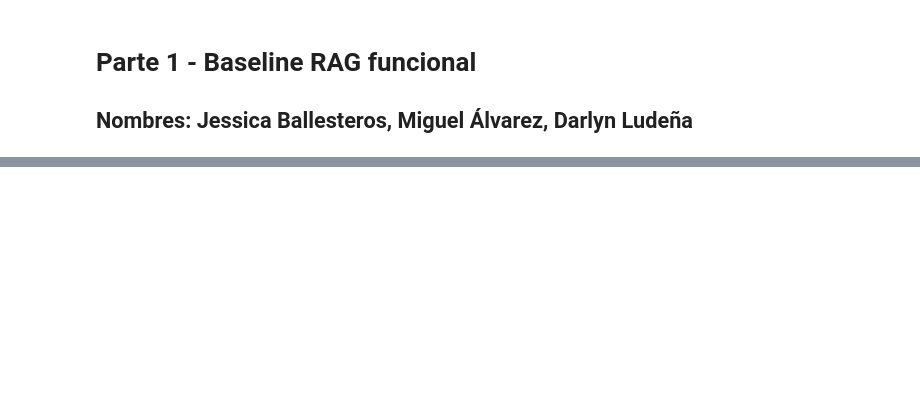
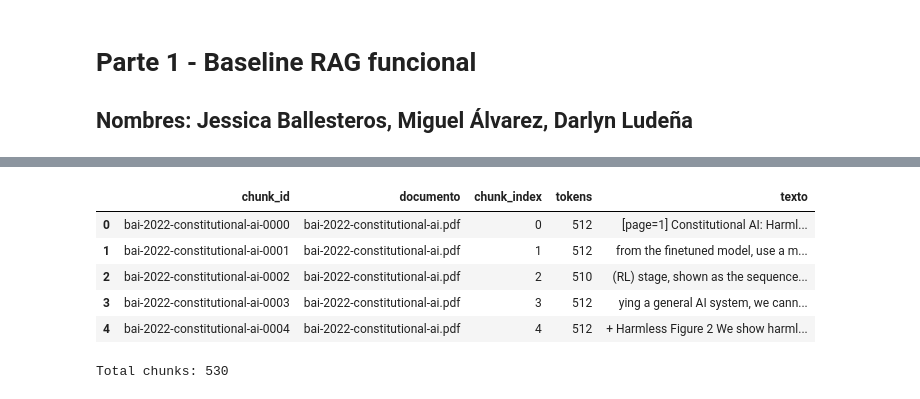
Before and after one commit to akroasis0301/taller-02-rag-alvarez-ballesteros-ludena, a Jupyter notebook: notebooks/1. Parte1.ipynb, the cells around one changed output, grey strips where cells are left out. Drawn from its saved outputs; the diff is of its cells as text; code cells hidden in the pictures; blank space fills up the shorter version.

```diff
--- a/notebooks/1. Parte1.ipynb
+++ b/notebooks/1. Parte1.ipynb
@@ -504,0 +95,12 @@ Resultados guardados en: c:\Users\ASUS\Desktop\Maestria IA USFQ\IA Generativa y
+# %%
+corpus_dir = ROOT / "corpus"
+
+print("Corpus:", corpus_dir)
+print("¿Existe?:", corpus_dir.exists())
+print("¿Es carpeta?:", corpus_dir.is_dir())
+
+documentos = sorted(corpus_dir.glob("*"))
+
+print("\nDocumentos encontrados:")
+for doc in documentos:
+    print(" -", doc.name)
@@ -504,0 +120,8 @@ Resultados guardados en: c:\Users\ASUS\Desktop\Maestria IA USFQ\IA Generativa y
+# %%
+chunks = pipeline.ingest(
+    corpus_dir,
+    chunk_tokens=512,
+    overlap_tokens=102
+)
+
+print(f"\nFragmentos obtenidos: {len(chunks)}")
@@ -504,0 +138,30 @@ Resultados guardados en: c:\Users\ASUS\Desktop\Maestria IA USFQ\IA Generativa y
+# %%
+
+
+datos_chunks = []
+
+for chunk in chunks:
+    datos_chunks.append({
+        "chunk_id": chunk.id,
+        "documento": chunk.document,
+        "chunk_index": chunk.chunk_index,
+        "tokens": len(
+            pipeline.encoder.tokenizer(
+                chunk.text,
+                add_special_tokens=False,
+                truncation=False
+            )["input_ids"]
+        ),
+        "texto": chunk.text
+    })
+
+df_chunks = pd.DataFrame(datos_chunks)
+print("Total chunks:", len(df_chunks))
+# %% [output]
+|  | chunk_id | documento | chunk_index | tokens | texto |
+| 0 | bai-2022-constitutional-ai-0000 | bai-2022-constitutional-ai.pdf | 0 | 512 | [page=1] Constitutional AI: Harml... |
+| 1 | bai-2022-constitutional-ai-0001 | bai-2022-constitutional-ai.pdf | 1 | 512 | from the finetuned model, use a m... |
+| 2 | bai-2022-constitutional-ai-0002 | bai-2022-constitutional-ai.pdf | 2 | 510 | (RL) stage, shown as the sequence... |
+| 3 | bai-2022-constitutional-ai-0003 | bai-2022-constitutional-ai.pdf | 3 | 512 | ying a general AI system, we cann... |
+| 4 | bai-2022-constitutional-ai-0004 | bai-2022-constitutional-ai.pdf | 4 | 512 | + Harmless Figure 2 We show harml... |
+Total chunks: 530
```
Also changed, not shown: parts of 61 cells of this notebook, 9 other files.
